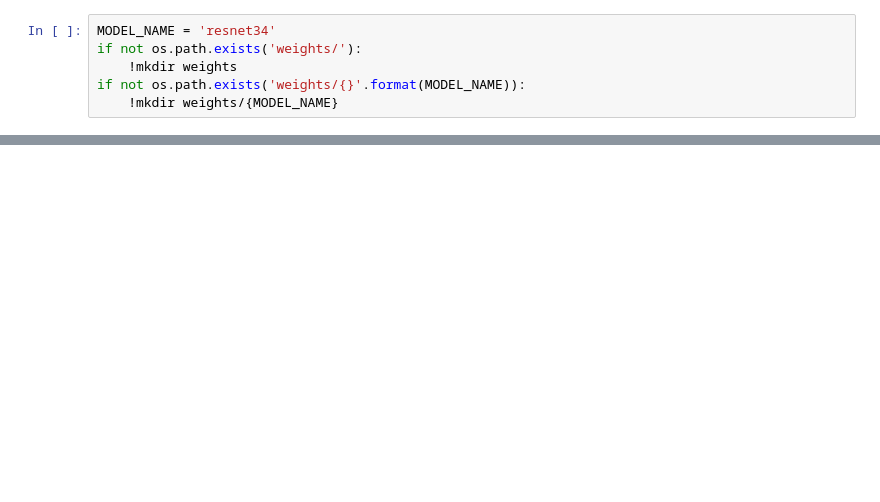
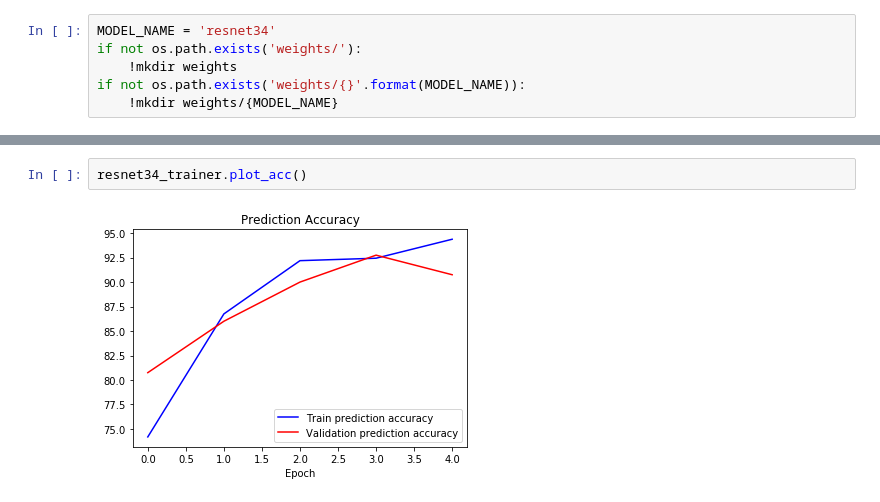
Before and after one commit to TooDifficultForMe/data-competitions, a Jupyter notebook: dianshi_TG/resnet34.ipynb, the cells around one changed output, grey strips where cells are left out. Saved outputs shown, nothing was run; the diff lists cells and outputs as text; blank space fills up the shorter version.

```diff
--- a/dianshi_TG/resnet34.ipynb
+++ b/dianshi_TG/resnet34.ipynb
@@ -172,0 +66,4 @@ plt.show()
+# %%
+resnet34_trainer.plot_acc()
+# %% [output]
+[figure, added]
```
Also changed, not shown: parts of 13 cells of this notebook, 14 other files.
